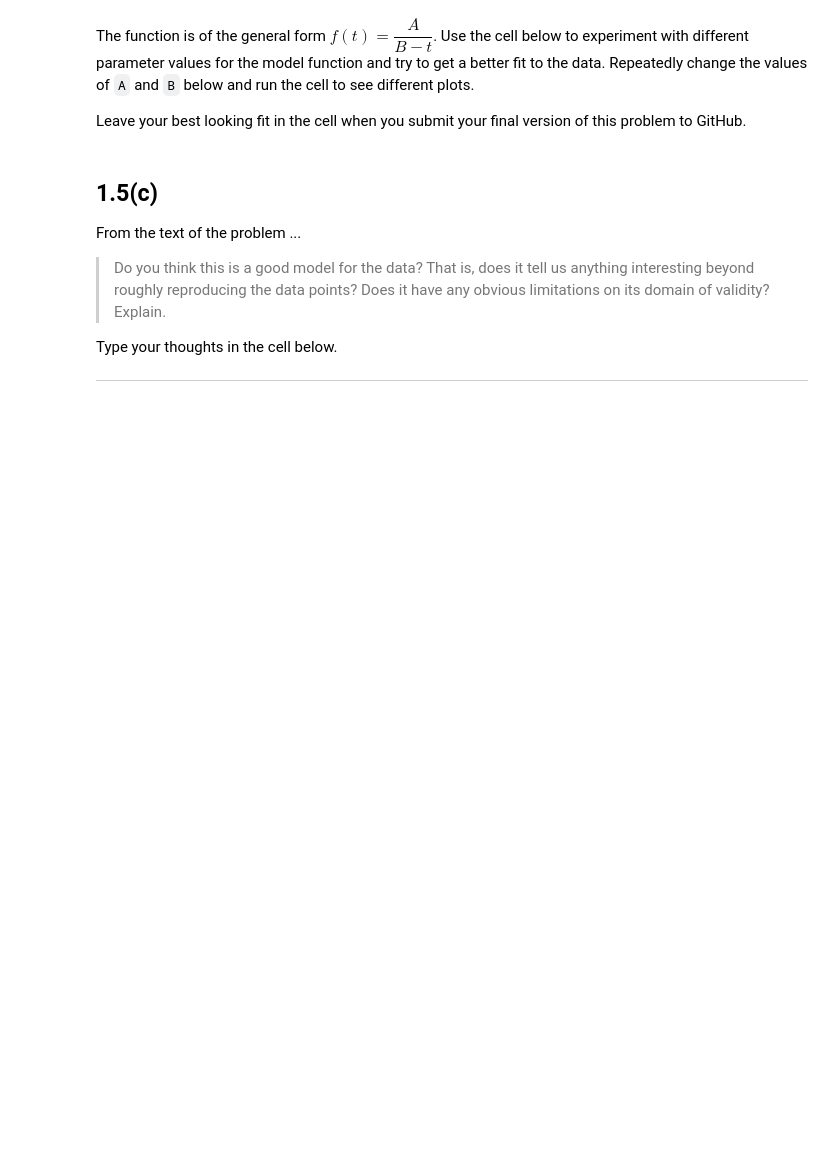
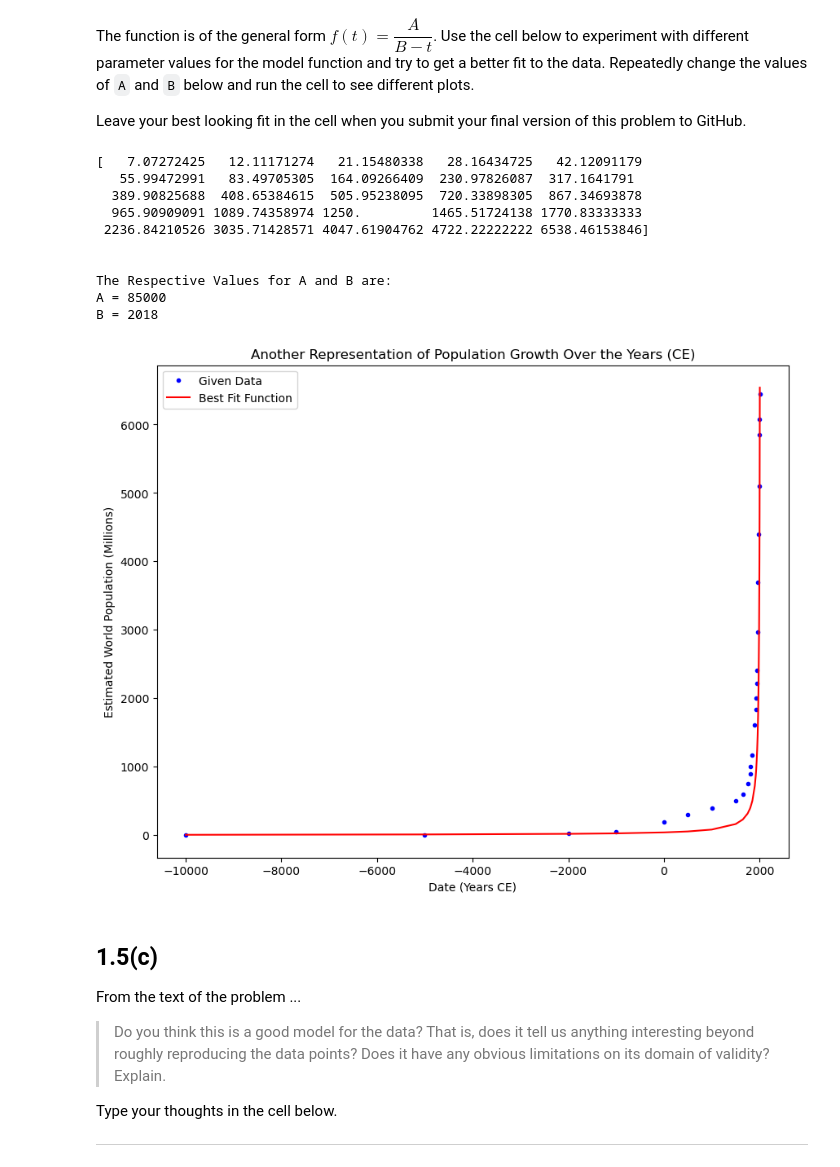
Before and after one commit to NicoBaldovino22/biophysics, a Jupyter notebook: week-01/problem-1.5.ipynb, the cells around one changed output. Saved outputs shown, nothing was run; the diff lists cells and outputs as text; code cells hidden in the pictures; blank space fills up the shorter version.

```diff
--- a/week-01/problem-1.5.ipynb
+++ b/week-01/problem-1.5.ipynb
@@ -70,11 +100,33 @@ The function is of the general form $f(t) = \dfrac{A}{B-t}$.  Use the cell below
 
 Leave your best looking fit in the cell when you submit your final version of this problem to GitHub.
 # %%
-A =
-B =
+A = 85000
+B = 2018
 f = A/(B-t)
+print(f)
+print('\n')
 
-# Copy your plotting code from the cell above here.
+plt.plot(Time,Population,".b",label='Given Data');
+plt.plot(t,f,'-r',label='Best Fit Function');
+plt.rcParams.update({'figure.figsize':(10,8), 'figure.dpi':100})
+plt.title('Another Representation of Population Growth Over the Years (CE)')
+plt.ylabel('Estimated World Population (Millions)');
+plt.xlabel('Date (Years CE)');
+plt.legend(loc='upper left');
+
+print('The Respective Values for A and B are:'+'\n'+'A = '+str(A)+'\n'+'B = '+str(B)+'\n')
+# %% [output]
+[   7.07272425   12.11171274   21.15480338   28.16434725   42.12091179
+   55.99472991   83.49705305  164.09266409  230.97826087  317.1641791
+  389.90825688  408.65384615  505.95238095  720.33898305  867.34693878
+  965.90909091 1089.74358974 1250.         1465.51724138 1770.83333333
+ 2236.84210526 3035.71428571 4047.61904762 4722.22222222 6538.46153846]
+
+
+The Respective Values for A and B are:
+A = 85000
+B = 2018
+[figure, added]
 # %% [markdown]
 ## 1.5(c)
 
```
Also changed, not shown: parts of 4 cells of this notebook.
